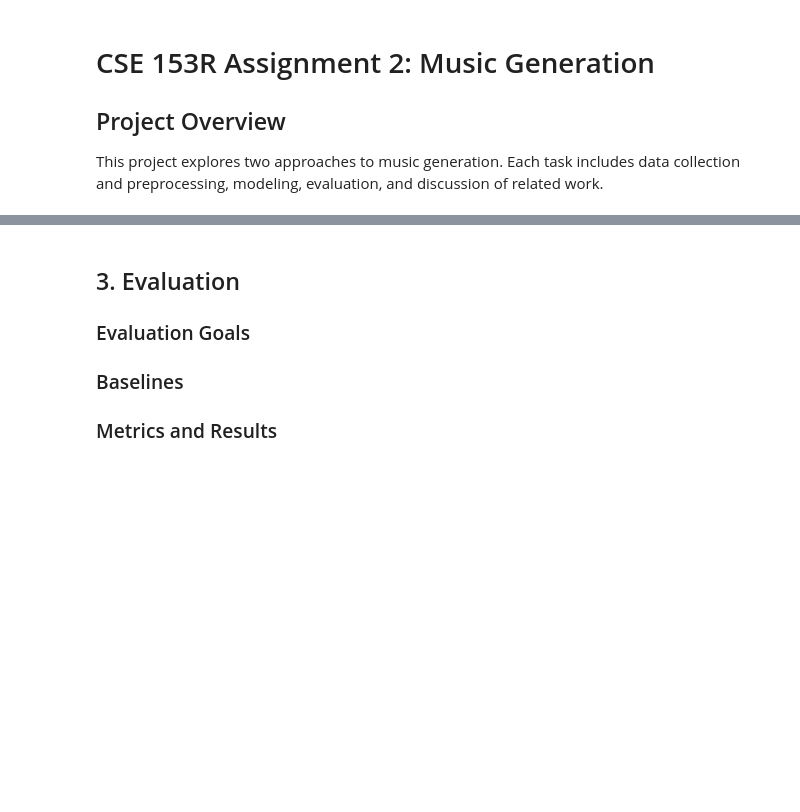
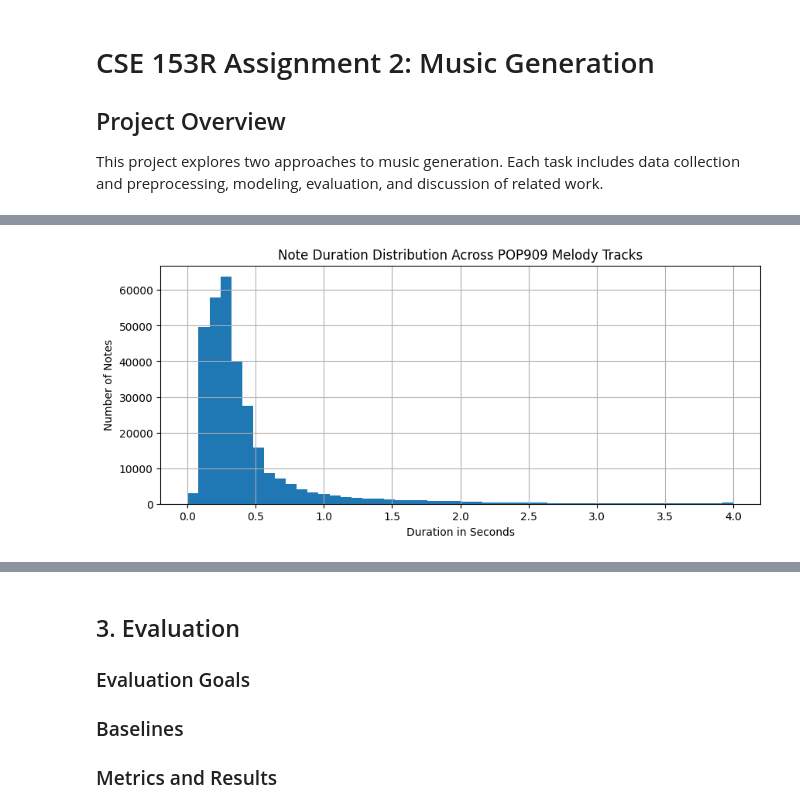
Before and after one commit to jay-cam/cse153r-assignment2, a Jupyter notebook: workbook.ipynb, the cells around one changed output, grey strips where cells are left out. Cells and saved outputs as stored; diff of their text form; code cells hidden in the pictures; blank space fills up the shorter version.

```diff
--- a/workbook.ipynb
+++ b/workbook.ipynb
@@ -24,0 +156,11 @@ This project explores two approaches to music generation. Each task includes dat
+# %%
+# Duration distribution across all POP909 melody tracks
+
+plt.figure(figsize=(10, 4))
+all_notes_df["duration"].clip(upper=4).hist(bins=50)
+plt.title("Note Duration Distribution Across POP909 Melody Tracks")
+plt.xlabel("Duration in Seconds")
+plt.ylabel("Number of Notes")
+plt.show()
+# %% [output]
+[figure, added]
```
Also changed, not shown: parts of 31 cells of this notebook, 2 other files.
